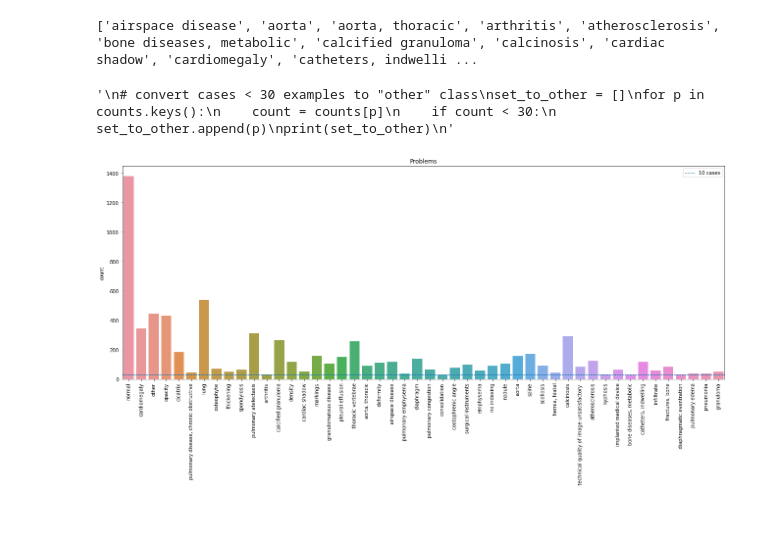
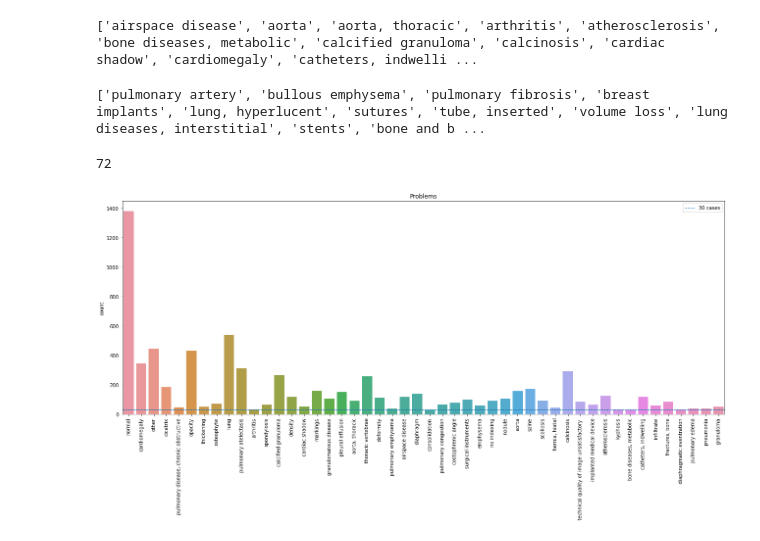
Before and after one commit to tlkh/dl-project-xray, a Jupyter notebook: ipynbs/data_cleaning.ipynb, the cells around one changed output. Drawn from its saved outputs; the diff is of its cells as text; code cells hidden in the pictures.

```diff
--- a/ipynbs/data_cleaning.ipynb
+++ b/ipynbs/data_cleaning.ipynb
@@ -14,7 +14,7 @@
 # %%
 import pandas as pd
 # %%
-df = pd.read_csv("./indiana_reports.csv")
+df = pd.read_csv("../xray-dataset/indiana_reports.csv")
 df.head()
 # %% [output]
 |  | uid | MeSH | Problems | image | indication | comparison | findings | impression |
@@ -71,7 +71,7 @@ print(categories)
 # %% [output]
 ['airspace disease', 'aorta', 'aorta, thoracic', 'arthritis', 'atherosclerosis', 'bone diseases, metabolic', 'calcified granuloma', 'calcinosis', 'cardiac shadow', 'cardiomegaly', 'catheters, indwelli ...
 # %%
-"""
+#"""
 # convert cases < 30 examples to "other" class
 set_to_other = []
 for p in counts.keys():
@@ -79,22 +79,26 @@ for p in counts.keys():
     if count < 30:
         set_to_other.append(p)
 print(set_to_other)
-"""
+#"""
 # %% [output]
-'\n# convert cases < 30 examples to "other" class\nset_to_other = []\nfor p in counts.keys():\n    count = counts[p]\n    if count < 30:\n        set_to_other.append(p)\nprint(set_to_other)\n'
+['pulmonary artery', 'bullous emphysema', 'pulmonary fibrosis', 'breast implants', 'lung, hyperlucent', 'sutures', 'tube, inserted', 'volume loss', 'lung diseases, interstitial', 'stents', 'bone and b ...
+# %%
+len(set_to_other)
+# %% [output]
+72
 # %%
 from matplotlib import pyplot as plt
 import seaborn as sns
 # %%
 plt.figure(figsize=(22,8))
 plt.title("Problems")
 sns.countplot(problems_flat)
 plt.xticks(rotation=90)
-plt.axhline(30, linewidth=1, linestyle="--", label="10 cases")
+plt.axhline(30, linewidth=1, linestyle="--", label="30 cases")
 plt.legend()
 plt.show()
 # %% [output]
-[figure, old version]
+[figure, new version]
 # %%
 drop_col = ["MeSH", "Problems", "image", "indication", "comparison"]
 df_new = df.drop(drop_col, axis = 1)
```
Also changed, not shown: parts of 2 cells of this notebook, 12 other files.
